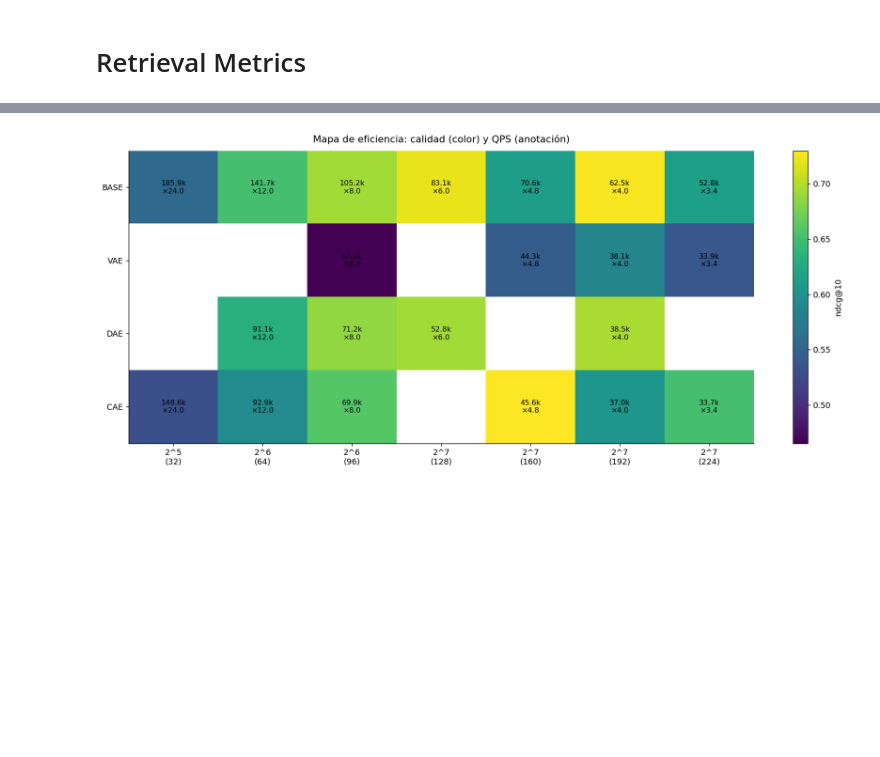
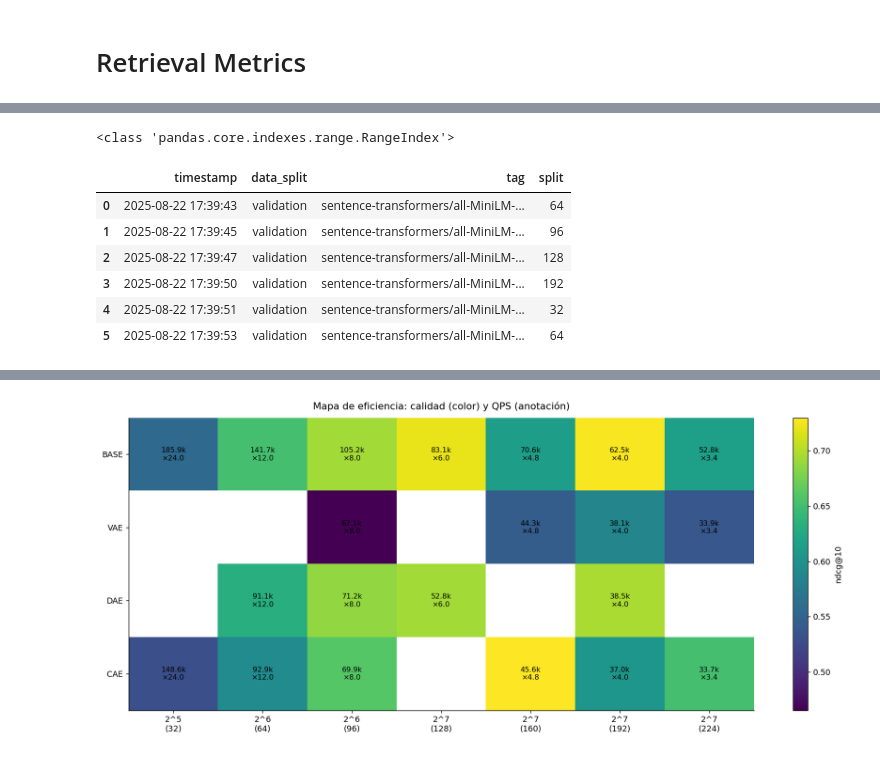
Before and after one commit to engares/latent-rag, a Jupyter notebook: analysis/metric_analysis.ipynb, the cells around one changed output, grey strips where cells are left out. Saved outputs shown, nothing was run; the diff lists cells and outputs as text; code cells hidden in the pictures; blank space fills up the shorter version.

```diff
--- a/analysis/metric_analysis.ipynb
+++ b/analysis/metric_analysis.ipynb
@@ -1725,3 +1711,42 @@ display(df.head())  # summary stats
+# %%
+import pandas as pd
+
+path = "/home/engares/unir/tfm/code/logs/benchmarks/experiments.csv"
+
+df = pd.read_csv(path, engine="python")                 # coma por defecto
+# el archivo venía con multiíndice en filas
+if isinstance(df.index, pd.MultiIndex):
+    df = df.reset_index()
+
+# renombro las columnas del índice original para no chocar con split numérico
+df = df.rename(columns={
+    "level_0": "timestamp_idx",
+    "level_1": "tag_idx",
+    "level_2": "dataset_idx",
+    "level_3": "data_split",          # aquí está validation
+    "level_4": "max_samples_idx",
+})
+
+# construyo la columna timestamp correcta desde timestamp_idx
+if "timestamp_idx" in df.columns:
+    df["timestamp"] = pd.to_datetime(df["timestamp_idx"], errors="coerce")
+    df = df.drop(columns=["timestamp_idx"], errors="ignore")
+
+# si quedara un timestamp antiguo numérico, ignóralo o elimínalo
+# df = df.drop(columns=["timestamp"], errors="ignore")  # si prefieres mantener solo la nueva
+
+# verificación rápida
+print(type(df.index))
+display(df[["timestamp", "data_split", "tag", "split"]].head(6))
+# %% [output]
+<class 'pandas.core.indexes.range.RangeIndex'>
+|  | timestamp | data_split | tag | split |
+| 0 | 2025-08-22 17:39:43 | validation | sentence-transformers/all-MiniLM-... | 64 |
+| 1 | 2025-08-22 17:39:45 | validation | sentence-transformers/all-MiniLM-... | 96 |
+| 2 | 2025-08-22 17:39:47 | validation | sentence-transformers/all-MiniLM-... | 128 |
+| 3 | 2025-08-22 17:39:50 | validation | sentence-transformers/all-MiniLM-... | 192 |
+| 4 | 2025-08-22 17:39:51 | validation | sentence-transformers/all-MiniLM-... | 32 |
+| 5 | 2025-08-22 17:39:53 | validation | sentence-transformers/all-MiniLM-... | 64 |
 # %%
 # --- Notebook cell 1: imports & config ---------------------------------------
 from __future__ import annotations
```
Also changed, not shown: parts of 8 cells of this notebook, 4 other files.
